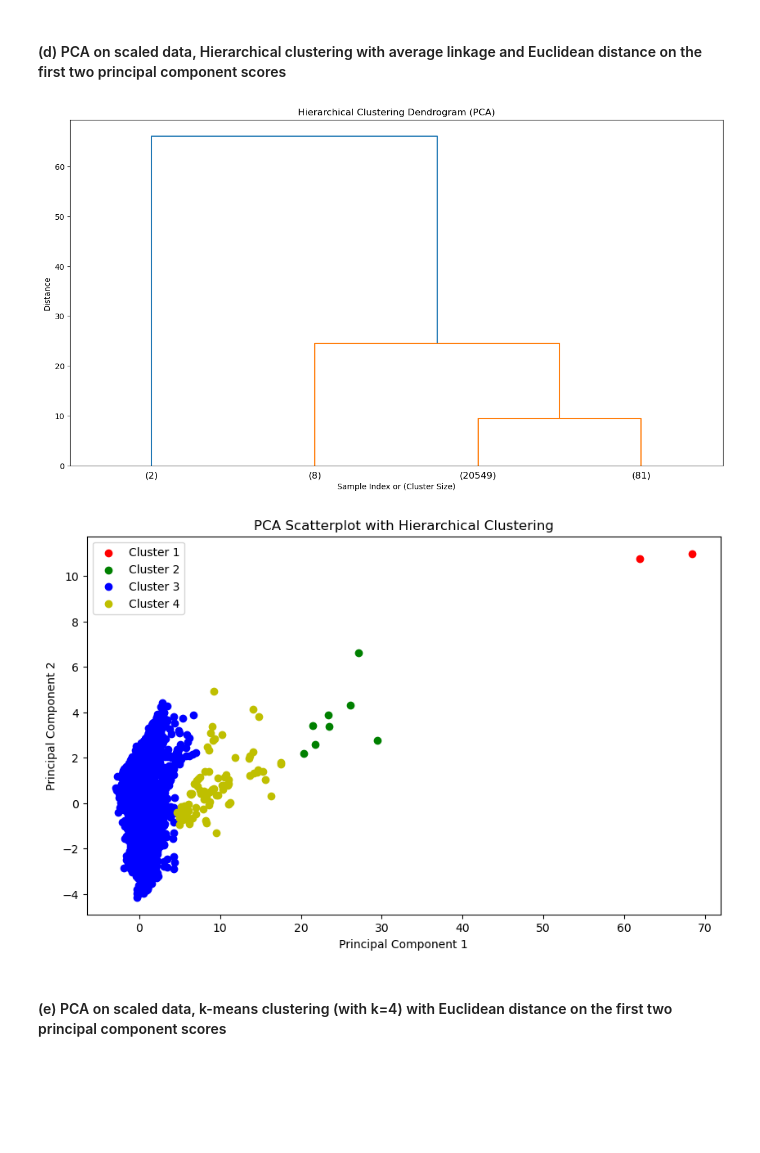
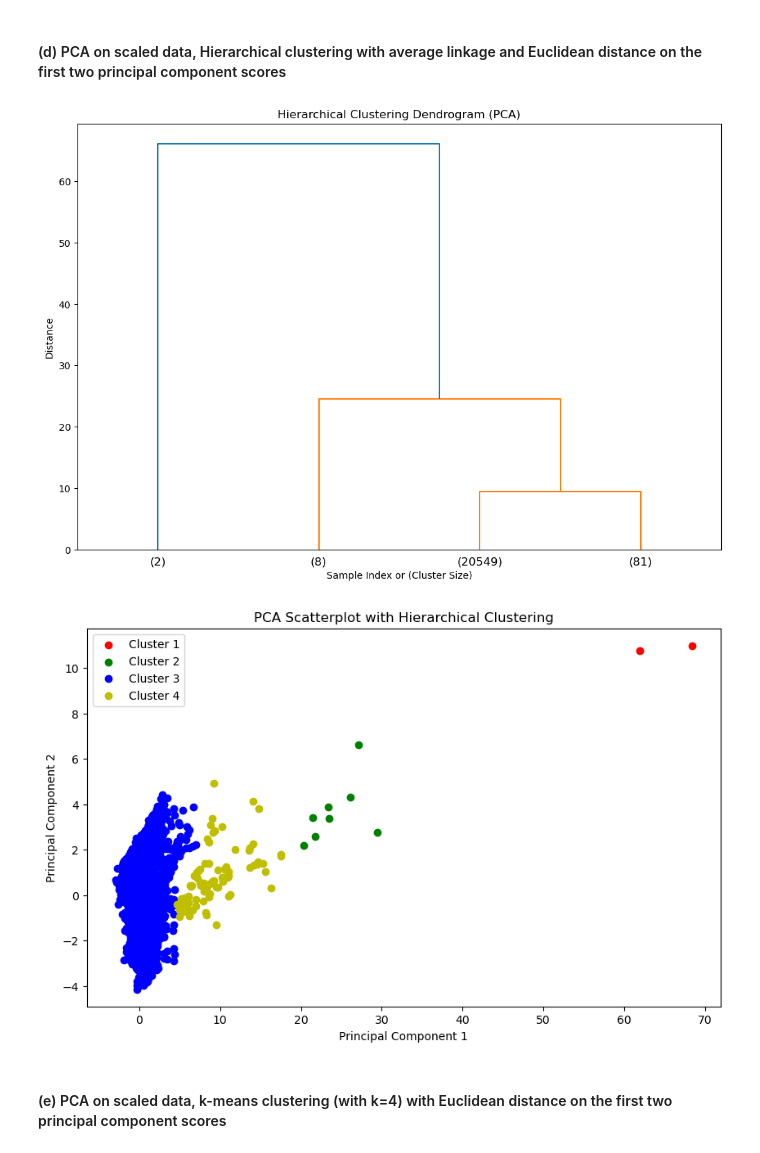
Before and after one commit to LisonLau/CITS5508-Assignments, a Jupyter notebook: Assignment 3 (20%)/assig3_23123849..ipynb, the cells around one changed output. Saved outputs shown, nothing was run; the diff lists cells and outputs as text; code cells hidden in the pictures; blank space fills up the shorter version.

```diff
--- a/Assignment 3 (20%)/assig3_23123849..ipynb
+++ b/Assignment 3 (20%)/assig3_23123849..ipynb
@@ -582,13 +582,30 @@ Test set RMSE       : 1.3394144069946134
 ## Clustering analysis
 ### D9 Using dataset 3 without categorical variables
 # %%
+# Create dataset 4 (without categorical variables)
 remove_categorical = ['oceanProximity_INLAND', 'oceanProximity_ISLAND', 'oceanProximity_NEAR BAY', 'oceanProximity_NEAR OCEAN']
-data_d9 = data3.copy()
-data_d9 = data_d9.drop(remove_categorical, axis=1)
-scaler_d9 = StandardScaler()
-data_d9_scaled = scaler_d9.fit_transform(data_d9)
-data_d9_scaled = pd.DataFrame(data_d9_scaled, columns=data_d9.columns)
+data4 = data3.copy()
+data4 = data4.drop(remove_categorical, axis=1)
 
+# Standardise the data
+scaler4 = StandardScaler()
+data4_scaled = scaler4.fit_transform(data4)
+data4_scaled = pd.DataFrame(data4_scaled, columns=data4.columns)
+
+# Perform PCA on the standardised data
+pca = PCA(n_components=2)
+data4_pca = pca.fit_transform(data4_scaled)
+
+# Function to plot dendogram of hierarchical clustering
+def plot_dendrogram(Z, n_clusters, title=''):
+    plt.figure(figsize=(12, 8))
+    dendrogram(Z, truncate_mode='lastp', p=n_clusters, show_leaf_counts=True)
+    plt.title(f'Hierarchical Clustering Dendrogram {title}')
+    plt.xlabel('Sample Index or (Cluster Size)')
+    plt.ylabel('Distance')
+    plt.show()
+
+# Function to get mean and size of each cluster
 def hierarchical_clustering_mean(data, Z, n_clusters):
     clusters = fcluster(Z, n_clusters, criterion='maxclust')
     data_clustered = data.copy()
@@ -726,35 +726,28 @@ Name: count, dtype: int64
 # %% [markdown]
 #### (d) PCA on scaled data, Hierarchical clustering with average linkage and Euclidean distance on the first two principal component scores
 # %%
-# Perform PCA on the scaled data
-pca = PCA(n_components=2)
-data_d9_pca = pca.fit_transform(data_d9_scaled)
-
 # Perform hierarchical clustering on the first two principal component scores
-Z_pca = linkage(data_d9_pca, method='average', metric='euclidean')
+Z_pca = linkage(data4_pca, method='average', metric='euclidean')
 
 # Plot the dendrogram
-plt.figure(figsize=(15, 8))
-dendrogram(Z_pca, truncate_mode='lastp', p=4, show_leaf_counts=True)
-plt.title('Hierarchical Clustering Dendrogram (PCA)')
-plt.xlabel('Sample Index or (Cluster Size)')
-plt.ylabel('Distance')
-plt.show()
+plot_dendrogram(Z_pca, 4, '(PCA)')
 
 clusters_pca = fcluster(Z_pca, 4, criterion='maxclust')
 
 # Scatterplot of the first two principal components with different colors for each cluster
 plt.figure(figsize=(10, 6))
 colors = ['r', 'g', 'b', 'y']
 for i in range(1, 5):
-    plt.scatter(data_d9_pca[clusters_pca == i, 0], data_d9_pca[clusters_pca == i, 1], c=colors[i-1], label=f'Cluster {i}')
+    x_scatter = data4_pca[clusters_pca == i, 0]
+    y_scatter = data4_pca[clusters_pca == i, 1]
+    plt.scatter(x_scatter, y_scatter, c=colors[i-1], label=f'Cluster {i}')
 plt.xlabel('Principal Component 1')
 plt.ylabel('Principal Component 2')
 plt.title('PCA Scatterplot with Hierarchical Clustering')
 plt.legend()
 plt.show()
 # %% [output]
-[figure, old version]
+[figure, new version]
 [figure]
 # %% [markdown]
 #### (e) PCA on scaled data, k-means clustering (with k=4) with Euclidean distance on the first two principal component scores
```
Also changed, not shown: parts of 6 cells of this notebook.
